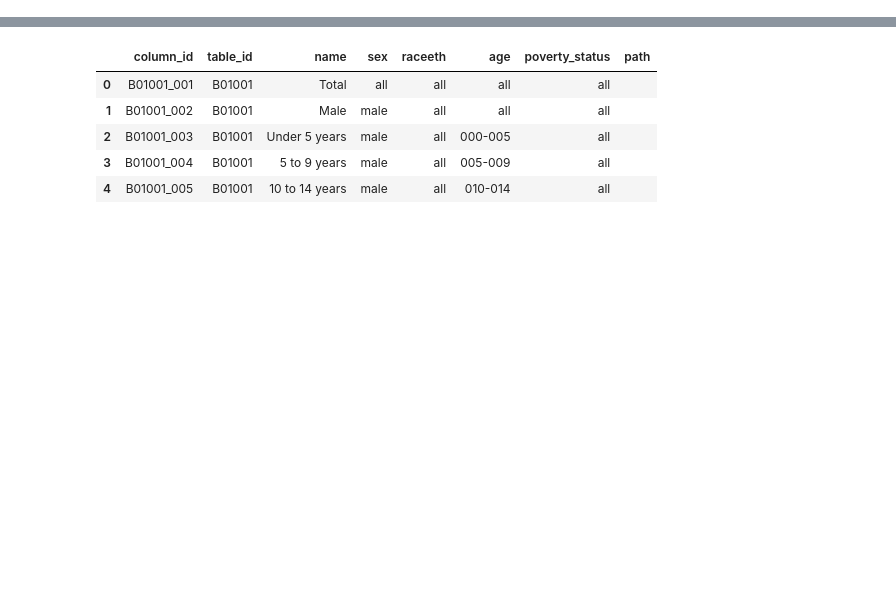
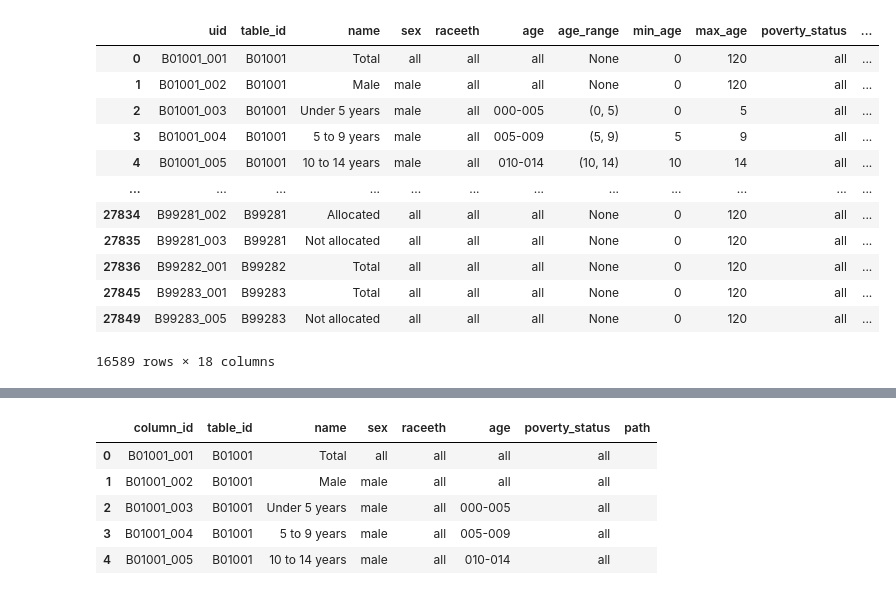
Before and after one commit to metatab-packages/civicknowledge.com-census_meta-2020e5, a Jupyter notebook: notebooks/build.ipynb, the cells around one changed output, grey strips where cells are left out. Drawn from its saved outputs; the diff is of its cells as text; code cells hidden in the pictures; blank space fills up the shorter version.

```diff
--- a/notebooks/build.ipynb
+++ b/notebooks/build.ipynb
@@ -50,0 +70,3 @@ tl = TableLookup(year, release)
+# %%
+cdf = tl.columns_df
+cdf.head(6).iloc[:20].T
@@ -50,0 +111,16 @@ tl = TableLookup(year, release)
+# %%
+cdf[cdf.n_levels==0]
+# %% [output]
+|  | uid | table_id | name | sex | raceeth | age | age_range | min_age | max_age | poverty_status | ... |
+| 0 | B01001_001 | B01001 | Total | all | all | all | None | 0 | 120 | all | ... |
+| 1 | B01001_002 | B01001 | Male | male | all | all | None | 0 | 120 | all | ... |
+| 2 | B01001_003 | B01001 | Under 5 years | male | all | 000-005 | (0, 5) | 0 | 5 | all | ... |
+| 3 | B01001_004 | B01001 | 5 to 9 years | male | all | 005-009 | (5, 9) | 5 | 9 | all | ... |
+| 4 | B01001_005 | B01001 | 10 to 14 years | male | all | 010-014 | (10, 14) | 10 | 14 | all | ... |
+| ... | ... | ... | ... | ... | ... | ... | ... | ... | ... | ... | ... |
+| 27834 | B99281_002 | B99281 | Allocated | all | all | all | None | 0 | 120 | all | ... |
+| 27835 | B99281_003 | B99281 | Not allocated | all | all | all | None | 0 | 120 | all | ... |
+| 27836 | B99282_001 | B99282 | Total | all | all | all | None | 0 | 120 | all | ... |
+| 27845 | B99283_001 | B99283 | Total | all | all | all | None | 0 | 120 | all | ... |
+| 27849 | B99283_005 | B99283 | Not allocated | all | all | all | None | 0 | 120 | all | ... |
+16589 rows × 18 columns
```
Also changed, not shown: parts of 9 cells of this notebook, 7 other files.
